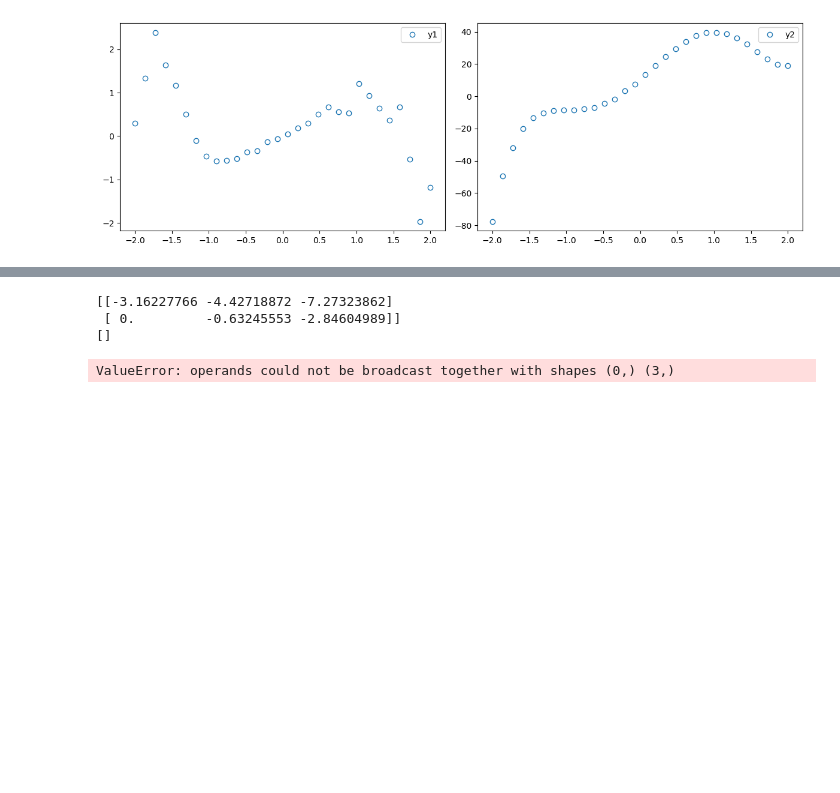
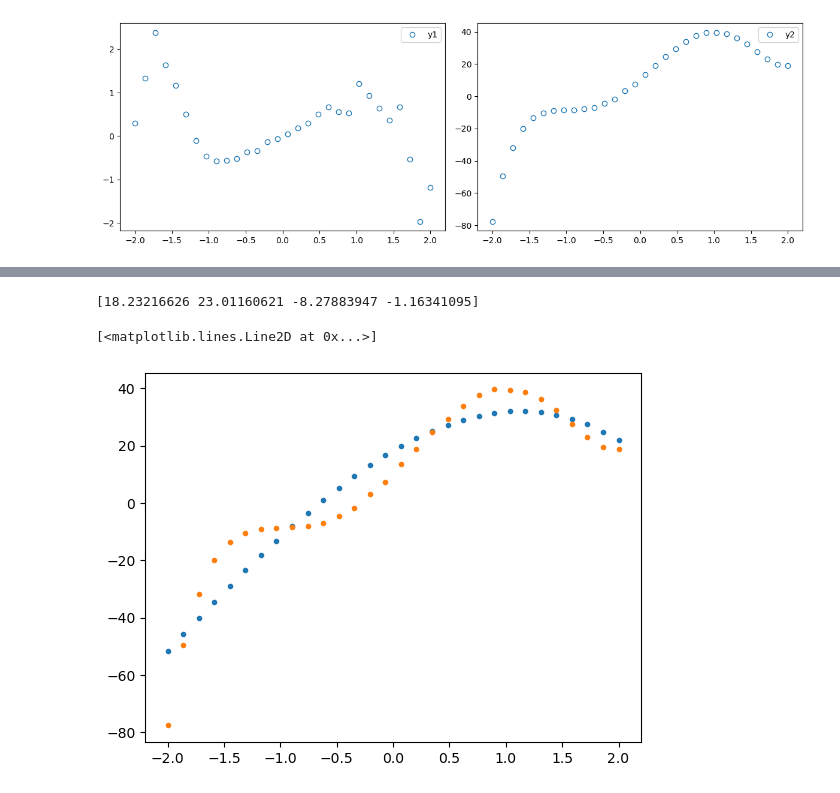
Before and after one commit to johnmagj/MAT4110, a Jupyter notebook: Oblig1/Oblig1.ipynb, the cells around one changed output, grey strips where cells are left out. Saved outputs shown, nothing was run; the diff lists cells and outputs as text; code cells hidden in the pictures; blank space fills up the shorter version.

```diff
--- a/Oblig1/Oblig1.ipynb
+++ b/Oblig1/Oblig1.ipynb
@@ -15,7 +15,6 @@ r = np.random.rand(1,n) * eps
 y1 = x*(np.cos(r + 0.5*x**3) + np.sin(0.5*x**3))
 y2 = y = 4*x**5 - 5*x**4 - 20*x**3 + 10*x**2 + 40*x + 10 + r
 
-x = np.ravel(x)
 y1 = np.ravel(y1) # flattens the array to 1D
 y2 = np.ravel(y2)
 # %%
@@ -47,25 +77,43 @@ def back_substitution(A, b):
     n = np.shape(R)[0]  # number of rows in R
     m = np.shape(R)[1]  # number of columns in R
     # Create augmented matrix Ry, shape (n, m+1)
-    Ry = np.zeros((n,m+1))
+    Ry = np.zeros((n, m+1))
     Ry[:,:m] = R
     Ry[:,-1] = y
-    # Back substitution
-    print(Ry)
 
-    for i in range(1):
-        #Ry[-1-i,:] = Ry[-1-i,:]/Ry[-1-i,-1-i]
-        Ry[-1-i,:] /= Ry[-1-i,-2-i]
-        print(Ry[:-2-i,-2-i])
-        Ry[:-2-i,-2-i] = (Ry[:-2-i,-2-i]) + (-1.0*(Ry[:-2-i,-2-i])*Ry[-1-i,:])
+    # The back substitution
+    # Solving the system Rx = y for x by back substitution, here by using row operations, Gauss elimination, on the augmented matrix [R y],
+    # which we turn into [I ~y], having the weight/parameters x = ~y
+    for i in range(n):
+        # Staring from the bottom row
+        # First, find the the diagonal element of R in this row, use it to divide it self and the corresponding row element in y
+        pivot = np.copy(Ry[-1-i,-2-i])  # pivot element of row this row
 
-        #Ry[:-2-i,-2-i] = -Ry[:,-2-i]*Ry[-1-i,-1]
+        Ry[-1-i,-2-i] /= pivot          # the pivot element equals it self divided by the pivot element
+        Ry[-1-i,-1] /= pivot            # the corresponding y value equals it self divided by the pivot element
 
+        # Second, make all column elements above the pivot element zero by row operations, also updating y accordingly
+        p_col = np.copy(Ry[:-1-i,-2-i]) # array of all column elements in column -2-i above row -1-i, -1-i is excluded
+        y_pivot = np.copy(Ry[-1-i,-1])  # y value corresponding to pivot element
 
+        Ry[:-1-i,-2-i] = Ry[:-1-i,-2-i] + (-1.0*p_col)      # add the negative value of it self for all elements above pivot
+        Ry[:-1-i,-1] = Ry[:-1-i,-1] + (-1.0*p_col*y_pivot)  # add the value of y_pivot times the product of corresponding to row operation on that row
 
-back_substitution(np.array([[1,2], [3,4]]), np.array([5,6]))
+    x = Ry[:,-1]
+    return x
-# %% [output]
-[[-3.16227766 -4.42718872 -7.27323862]
- [ 0.         -0.63245553 -2.84604989]]
-[]
-ValueError: operands could not be broadcast together with shapes (0,) (3,)
+# %%
+from sklearn.preprocessing import PolynomialFeatures
+
+poly = PolynomialFeatures(3)
+A = poly.fit_transform(x.reshape(-1,1))
+#print(A)
+xA = back_substitution(A, y2)
+print(xA)
+pred = A @ xA
+
+plt.plot(A[:,1], pred, ".")
+plt.plot(x, y2, ".")
+# %% [output]
+[18.23216626 23.01160621 -8.27883947 -1.16341095]
+[<matplotlib.lines.Line2D at 0x...>]
+[figure, added]
```
Also changed, not shown: parts of 1 cell of this notebook.
